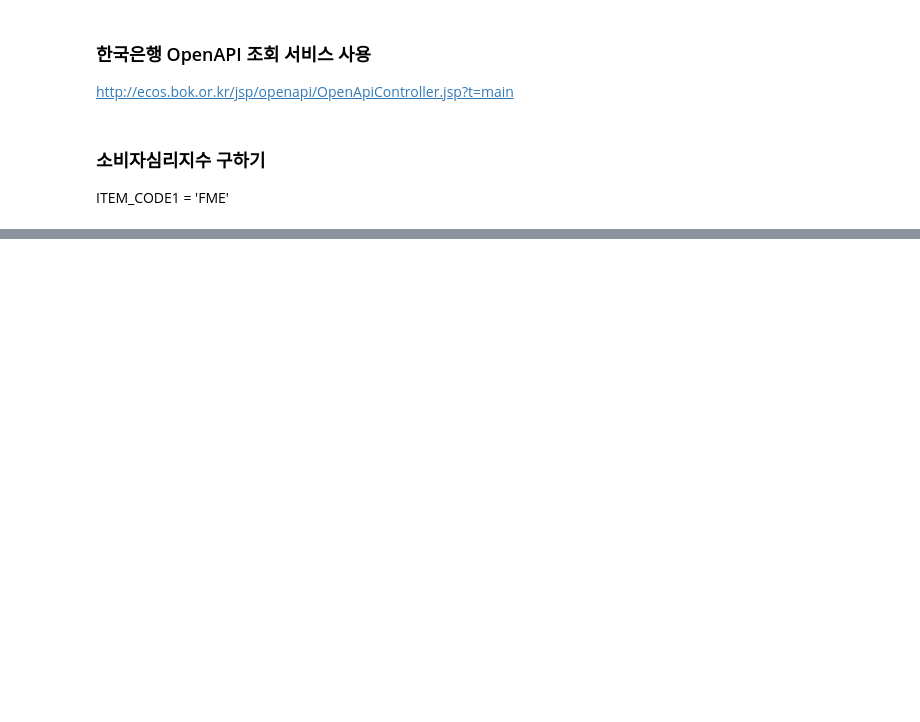
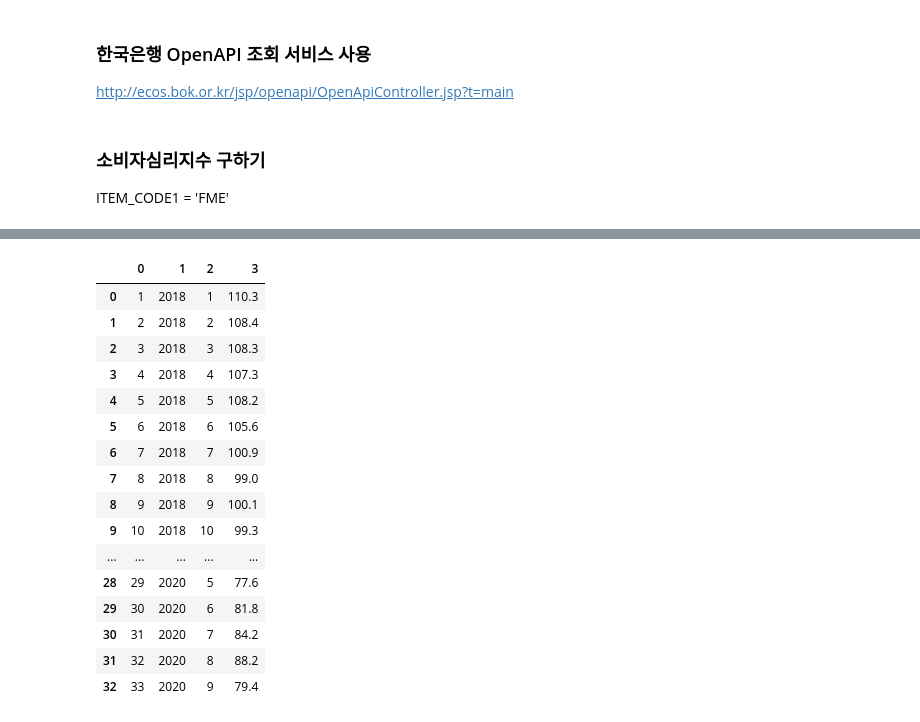
Before and after one commit to 2hyes/CLI-development, a Jupyter notebook: get-CCSI.ipynb, the cells around one changed output, grey strips where cells are left out. Cells and saved outputs as stored; diff of their text form; code cells hidden in the pictures; blank space fills up the shorter version.

Commit message:
[7th week] Get CCSI using ECOS Open API and save to DB

```diff
--- a/getCCSI.ipynb
+++ b/get-CCSI.ipynb
@@ -48,3 +49,6 @@ ccsi
 | 17454 |  | 9.2.1 소비자동향조사(한국은행, 전국)(월)(2008년9월~) | FME | 040Y002 | 99988 |  | 소비자심리지수 | 전체 | ... |
 | 17455 |  | 9.2.1 소비자동향조사(한국은행, 전국)(월)(2008년9월~) | FME | 040Y002 | 99988 |  | 소비자심리지수 | 전체 | ... |
 | 17456 |  | 9.2.1 소비자동향조사(한국은행, 전국)(월)(2008년9월~) | FME | 040Y002 | 99988 |  | 소비자심리지수 | 전체 | ... |
+# %%
+ccsi = ccsi.loc[:, ['TIME', 'DATA_VALUE']].reset_index(drop=True)
+ccsi
@@ -50,0 +75,3 @@ ccsi
+# %%
+conn = pymysql.connect(host = "127.0.0.1", user = [USER], passwd = [PASSWORD], db = [DATABASE])
+cur = conn.cursor()
@@ -50,0 +150,26 @@ ccsi
+# %%
+# 확인
+query = """
+select * from ccsi ;
+"""
+cur.execute(query)
+tmp = pd.DataFrame(list(cur.fetchall()))
+tmp
+# %% [output]
+|  | 0 | 1 | 2 | 3 |
+| 0 | 1 | 2018 | 1 | 110.3 |
+| 1 | 2 | 2018 | 2 | 108.4 |
+| 2 | 3 | 2018 | 3 | 108.3 |
+| 3 | 4 | 2018 | 4 | 107.3 |
+| 4 | 5 | 2018 | 5 | 108.2 |
+| 5 | 6 | 2018 | 6 | 105.6 |
+| 6 | 7 | 2018 | 7 | 100.9 |
+| 7 | 8 | 2018 | 8 | 99.0 |
+| 8 | 9 | 2018 | 9 | 100.1 |
+| 9 | 10 | 2018 | 10 | 99.3 |
+| ... | ... | ... | ... | ... |
+| 28 | 29 | 2020 | 5 | 77.6 |
+| 29 | 30 | 2020 | 6 | 81.8 |
+| 30 | 31 | 2020 | 7 | 84.2 |
+| 31 | 32 | 2020 | 8 | 88.2 |
+| 32 | 33 | 2020 | 9 | 79.4 |
```
Also changed, not shown: parts of 10 cells of this notebook.
